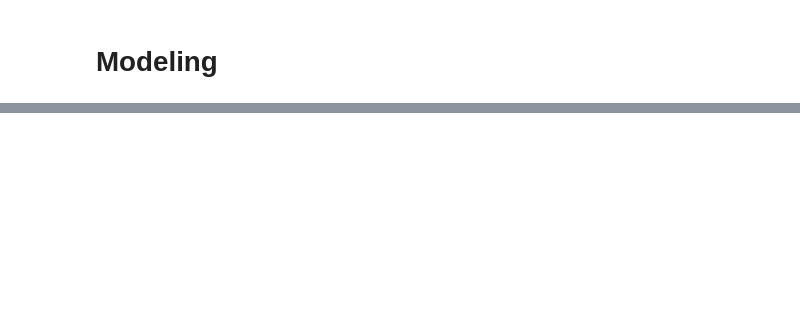
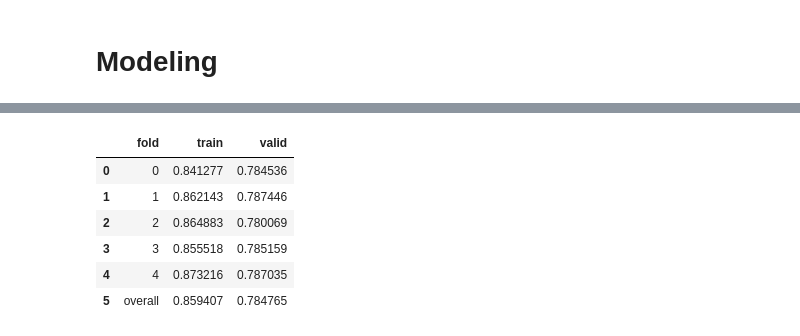
Before and after one commit to dongzhang84/Kaggle, a Jupyter notebook: Home Credit Default Risk/Home_Credit_4.ipynb, the cells around one changed output, grey strips where cells are left out. Cells and saved outputs as stored; diff of their text form; code cells hidden in the pictures; blank space fills up the shorter version.

```diff
--- a/Home Credit Default Risk/Home_Credit_4.ipynb
+++ b/Home Credit Default Risk/Home_Credit_4.ipynb
@@ -640,0 +741,6 @@ submission.to_csv('lightgbm_previous1.csv', index = False)
+# %%
+df_train_combine = df_train.merge(df_train_bureau1, on = 'SK_ID_CURR', how='left')
+df_test_combine  = df_test.merge(df_test_bureau, on = 'SK_ID_CURR', how='left')
+
+print(df_train_combine.shape)
+print(df_test_combine.shape)
@@ -640,0 +750,7 @@ submission.to_csv('lightgbm_previous1.csv', index = False)
+# %%
+# Align the dataframes by the columns
+df_train_combine, df_test_combine = df_train_combine.align(df_test_combine, join = 'inner', axis = 1)
+# %%
+df_train_combine['TARGET'] = df_train['TARGET']
+# %%
+submission2, fi2, metrics2 = model(df_train_combine, df_test_combine)
@@ -640,0 +775,10 @@ submission.to_csv('lightgbm_previous1.csv', index = False)
+# %%
+metrics2
+# %% [output]
+|  | fold | train | valid |
+| 0 | 0 | 0.841277 | 0.784536 |
+| 1 | 1 | 0.862143 | 0.787446 |
+| 2 | 2 | 0.864883 | 0.780069 |
+| 3 | 3 | 0.855518 | 0.785159 |
+| 4 | 4 | 0.873216 | 0.787035 |
+| 5 | overall | 0.859407 | 0.784765 |
```
Also changed, not shown: parts of 20 cells of this notebook.
